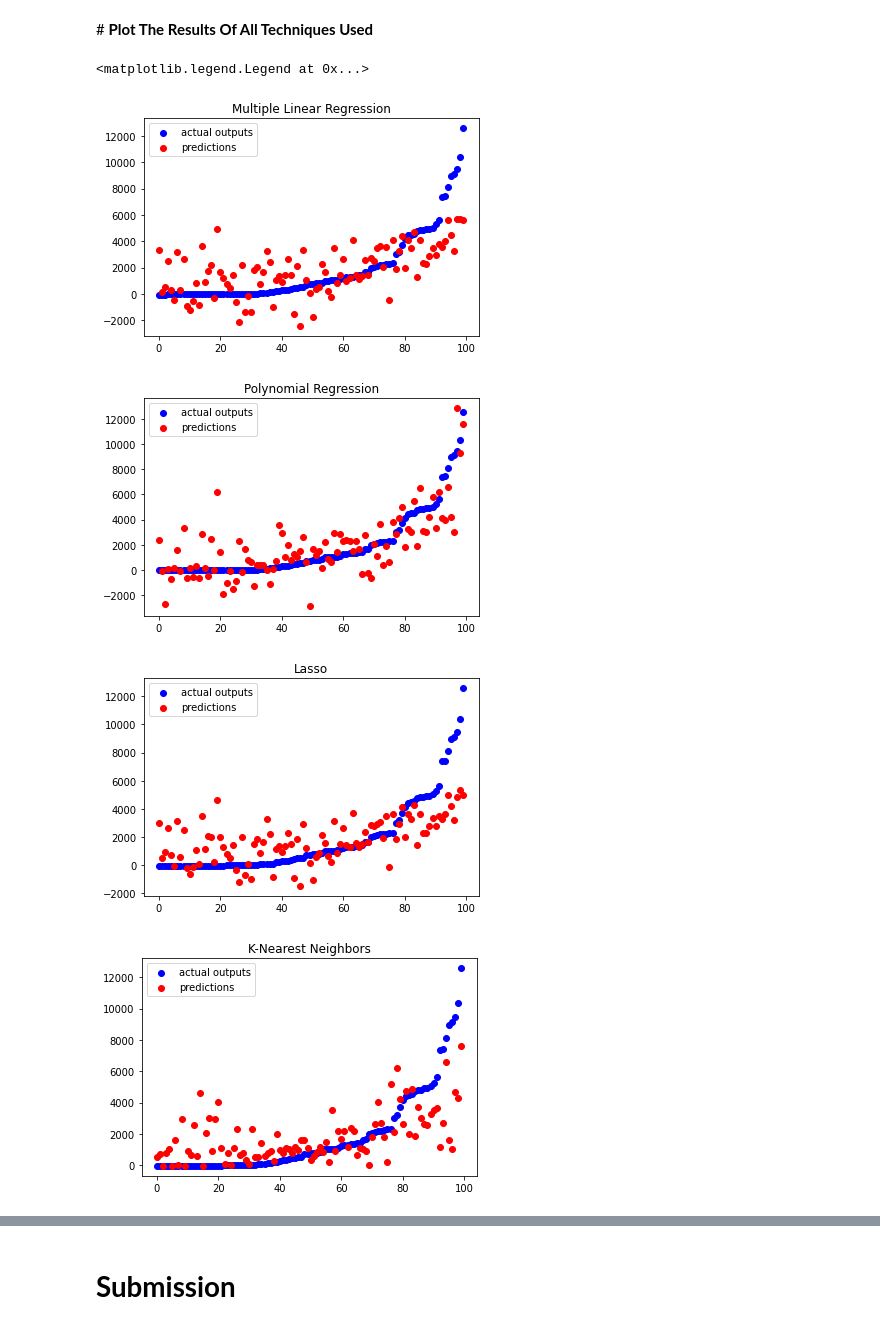
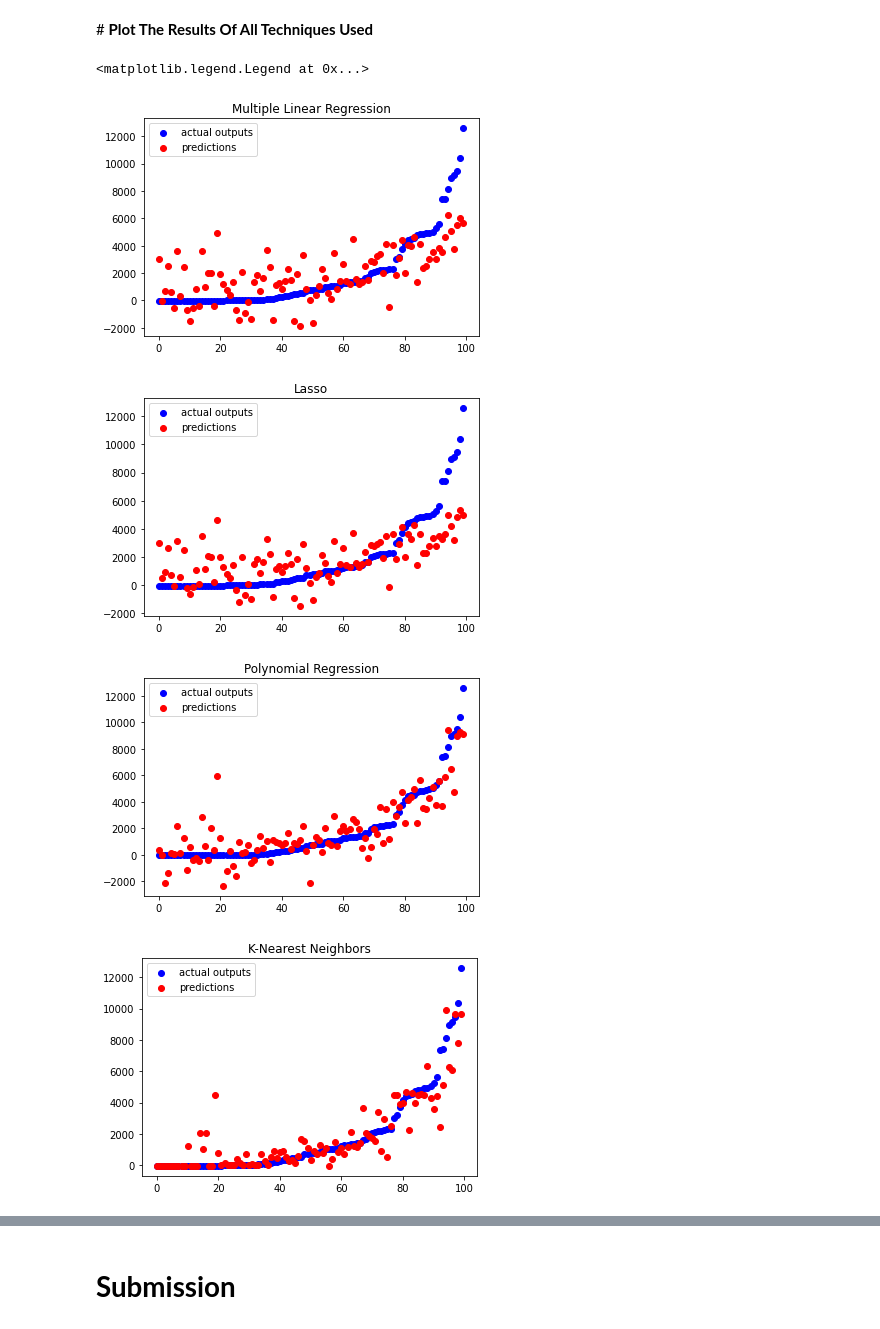
Before and after one commit to halilyaman/atlas-machine-learning, a Jupyter notebook: CE475_project.ipynb, the cells around one changed output, grey strips where cells are left out. Cells and saved outputs as stored; diff of their text form; code cells hidden in the pictures.

```diff
--- a/CE475_project.ipynb
+++ b/CE475_project.ipynb
@@ -210,3 +390,6 @@ def write_to_excel(data):
+# %%
+training_inputs = training_inputs[:, 0:3]
+test_inputs = test_inputs[:, 0:3]
 # %% [markdown]
 # **1. Multiple Linear Regression**
 ---
@@ -413,5 +454,0 @@ Alpha: 29   R^2: 0.3540918247797906
-# %%
-# apply lasso with the best alpha value
-r_square, lasso_preds = l1_regularization(training_inputs, training_outputs, alpha=best_alpha, n_splits=4)
-
-print("Alpha value: {}\nR^2: {}".format(best_alpha, r_square))
@@ -597,5 +626,5 @@ plot_result(knn_preds, training_outputs)
 # %%
-def build_model():
+def build_model(input_dim):
 
   """
   Neural network model and layers are created in this function.
@@ -606,7 +635,7 @@ def build_model():
 
   NN_model = tf.keras.Sequential()
 
-  NN_model.add(tf.keras.layers.Dense(50, input_dim=5, kernel_initializer="normal", activation="relu"))
+  NN_model.add(tf.keras.layers.Dense(50, input_dim=input_dim, kernel_initializer="normal", activation="relu"))
   NN_model.add(tf.keras.layers.Dense(40, kernel_initializer="normal", activation="relu"))
   NN_model.add(tf.keras.layers.Dense(1, kernel_initializer="normal", activation="linear"))
 
@@ -619,7 +648,7 @@ def build_model():
   return NN_model
 # %%
 # get the model
-NN_model = build_model()
+NN_model = build_model(3)
 
 # normalize the training data
 xscale, yscale, scaler_X, scaler_Y = normalize_data(training_inputs, training_outputs)
@@ -629,7 +658,7 @@ history = NN_model.fit(
         xscale,
         yscale,
         epochs=200,
-        batch_size=80,
+        batch_size=32,
         validation_split=0.2,
         verbose=0,
     )
@@ -668,6 +697,7 @@ plot_result(NN_preds, training_outputs)
 # **Plot The Results Of All Techniques Used**
 # %%
 y = np.reshape(training_outputs, (-1, 1))
+
 y_hat = np.reshape(MLR_preds, (-1, 1))
 
 outputs = np.vstack([training_outputs, MLR_preds]).T
@@ -679,7 +709,17 @@ plt.scatter(range(len(outputs.T[0])), outputs.T[0], color="b", label="actual out
 plt.scatter(range(len(outputs.T[1])), outputs.T[1], color="r", label="predictions")
 plt.legend()
 
-y = np.reshape(training_outputs, (-1, 1))
+y_hat = np.reshape(lasso_preds, (-1, 1))
+
+outputs = np.vstack([training_outputs, lasso_preds]).T
+outputs = outputs[outputs[:, 0].argsort()]
+
+plt.figure()
+plt.title("Lasso")
+plt.scatter(range(len(outputs.T[0])), outputs.T[0], color="b", label="actual outputs")
+plt.scatter(range(len(outputs.T[1])), outputs.T[1], color="r", label="predictions")
+plt.legend()
+
 y_hat = np.reshape(poly_preds, (-1, 1))
 
 outputs = np.vstack([training_outputs, poly_preds]).T
@@ -687,48 +727,34 @@ outputs = outputs[outputs[:, 0].argsort()]
 
 plt.figure()
 plt.title("Polynomial Regression")
 plt.scatter(range(len(outputs.T[0])), outputs.T[0], color="b", label="actual outputs")
 plt.scatter(range(len(outputs.T[1])), outputs.T[1], color="r", label="predictions")
 plt.legend()
 
-y = np.reshape(training_outputs, (-1, 1))
-y_hat = np.reshape(lasso_preds, (-1, 1))
-
-outputs = np.vstack([training_outputs, lasso_preds]).T
-outputs = outputs[outputs[:, 0].argsort()]
-
-plt.figure()
-plt.title("Lasso")
-plt.scatter(range(len(outputs.T[0])), outputs.T[0], color="b", label="actual outputs")
-plt.scatter(range(len(outputs.T[1])), outputs.T[1], color="r", label="predictions")
-plt.legend()
-
-y = np.reshape(training_outputs, (-1, 1))
 y_hat = np.reshape(knn_preds, (-1, 1))
 
 outputs = np.vstack([training_outputs, knn_preds]).T
 outputs = outputs[outputs[:, 0].argsort()]
 
 plt.figure()
 plt.title("K-Nearest Neighbors")
 plt.scatter(range(len(outputs.T[0])), outputs.T[0], color="b", label="actual outputs")
 plt.scatter(range(len(outputs.T[1])), outputs.T[1], color="r", label="predictions")
 plt.legend()
 
-y = np.reshape(training_outputs, (-1, 1))
 y_hat = np.reshape(NN_preds, (-1, 1))
 
 outputs = np.vstack([training_outputs, NN_preds]).T
 outputs = outputs[outputs[:, 0].argsort()]
 
 plt.figure()
 plt.title("Neural Networks")
 plt.scatter(range(len(outputs.T[0])), outputs.T[0], color="b", label="actual outputs")
 plt.scatter(range(len(outputs.T[1])), outputs.T[1], color="r", label="predictions")
 plt.legend()
 # %% [output]
 <matplotlib.legend.Legend at 0x...>
-[figure, old version]
+[figure, new version]
-[figure, old version]
+[figure, new version]
-[figure, old version]
+[figure, new version]
-[figure, old version]
+[figure, new version]
```
Also changed, not shown: parts of 46 cells of this notebook.
